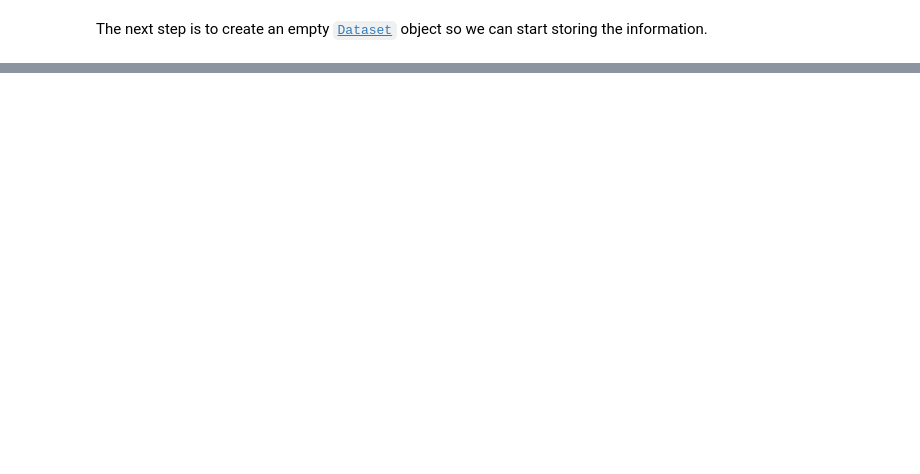
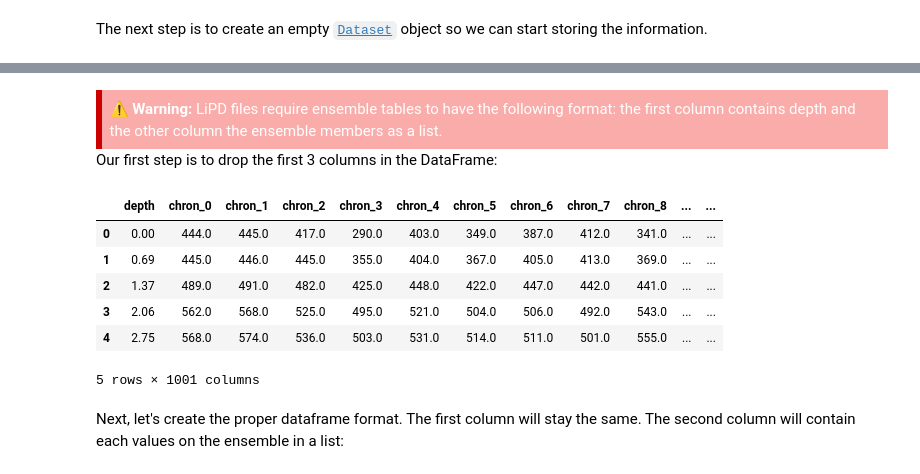
Before and after one commit to LinkedEarth/pylipdTutorials, a Jupyter notebook: notebooks/L3_create_template.ipynb, the cells around one changed output, grey strips where cells are left out. Drawn from its saved outputs; the diff is of its cells as text; code cells hidden in the pictures; blank space fills up the shorter version.

```diff
--- a/notebooks/L3_create_template.ipynb
+++ b/notebooks/L3_create_template.ipynb
@@ -128,0 +493,19 @@ ds = Dataset()
+# %% [markdown]
+<div style="color: white; background-color: #F9ACAA; border-left: 6px solid #CC0000; padding: 0.5em;">
+    &#9888; <strong>Warning:</strong> LiPD files require ensemble tables to have the following format: the first column contains depth and the other column the ensemble members as a list.
+</div>
+
+Our first step is to drop the first 3 columns in the DataFrame:
+# %%
+df_ens = df_ens.iloc[:, 3:]
+df_ens.head()
+# %% [output]
+|  | depth | chron_0 | chron_1 | chron_2 | chron_3 | chron_4 | chron_5 | chron_6 | chron_7 | chron_8 | ... | ... |
+| 0 | 0.00 | 444.0 | 445.0 | 417.0 | 290.0 | 403.0 | 349.0 | 387.0 | 412.0 | 341.0 | ... | ... |
+| 1 | 0.69 | 445.0 | 446.0 | 445.0 | 355.0 | 404.0 | 367.0 | 405.0 | 413.0 | 369.0 | ... | ... |
+| 2 | 1.37 | 489.0 | 491.0 | 482.0 | 425.0 | 448.0 | 422.0 | 447.0 | 442.0 | 441.0 | ... | ... |
+| 3 | 2.06 | 562.0 | 568.0 | 525.0 | 495.0 | 521.0 | 504.0 | 506.0 | 492.0 | 543.0 | ... | ... |
+| 4 | 2.75 | 568.0 | 574.0 | 536.0 | 503.0 | 531.0 | 514.0 | 511.0 | 501.0 | 555.0 | ... | ... |
+5 rows × 1001 columns
+# %% [markdown]
+Next, let's create the proper dataframe format. The first column will stay the same. The second column will contain each values on the ensemble in a list:
```
Also changed, not shown: parts of 86 cells of this notebook, 2 other files.
